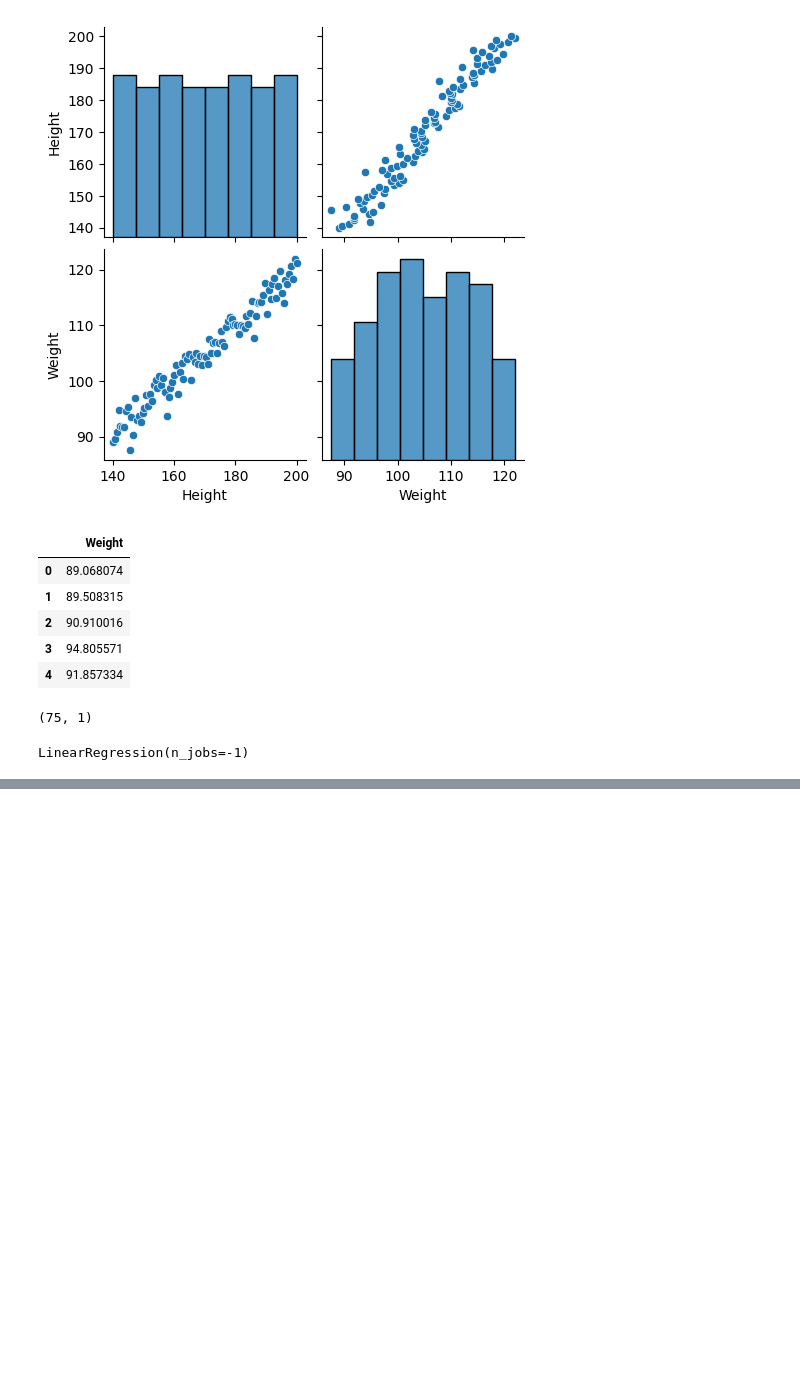
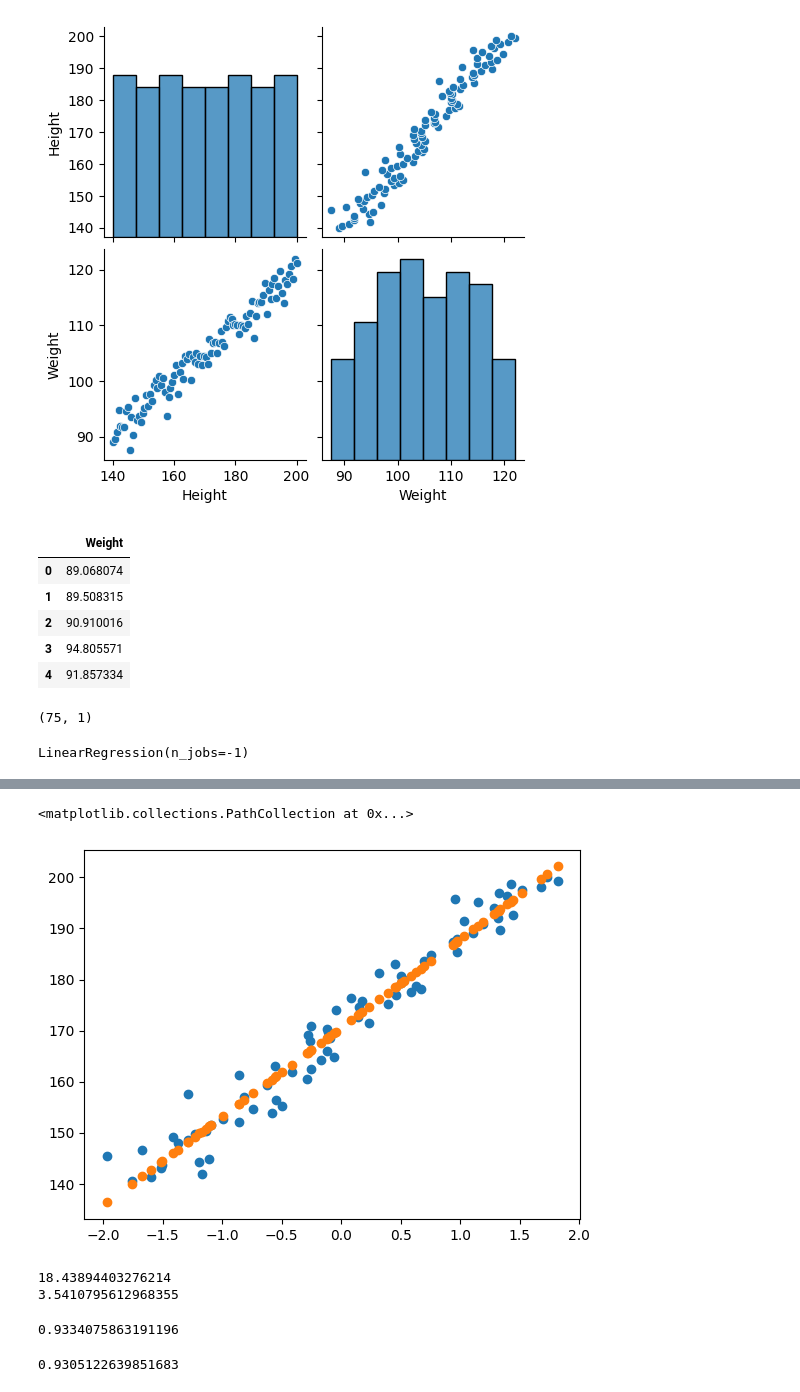
Before and after one commit to Kiritiaajd/MACHINE_LEARNING, a Jupyter notebook: MachineLearningAlgorithms/LineraRegression/LinearRegression.ipynb, the cells around one changed output, grey strips where cells are left out. Cells and saved outputs as stored; diff of their text form; code cells hidden in the pictures; blank space fills up the shorter version.

Commit message:
LinearRegression

```diff
--- a/MachineLearningAlgorithms/LineraRegression/LinearRegression.ipynb
+++ b/MachineLearningAlgorithms/LineraRegression/LinearRegression.ipynb
@@ -105,0 +107,6 @@ array([17.369305])
+# %%
+plt.scatter( Y_train ,X_train)
+plt.scatter(Y_train , regression.predict(Y_train))
+# %% [output]
+<matplotlib.collections.PathCollection at 0x...>
+[figure, added]
@@ -105,0 +116,22 @@ array([17.369305])
+# %%
+## preformance Metrices
+from sklearn.metrics import mean_absolute_error , mean_squared_error
+mse = mean_squared_error(X_test , x_pred)
+mae = mean_absolute_error(X_test , x_pred)
+
+print(mse)
+print(mae)
+# %% [output]
+18.43894403276214
+3.5410795612968355
+# %%
+from sklearn.metrics import r2_score
+score = r2_score(X_test , x_pred)
+print(score)
+# %% [output]
+0.9334075863191196
+# %%
+#  Display adjusted r
+1 - (1 - score)* (len(X_test) -1 )/(len(X_test) - Y_test.shape[1]-1)
+# %% [output]
+0.9305122639851683
```
Also changed, not shown: parts of 2 cells of this notebook.
